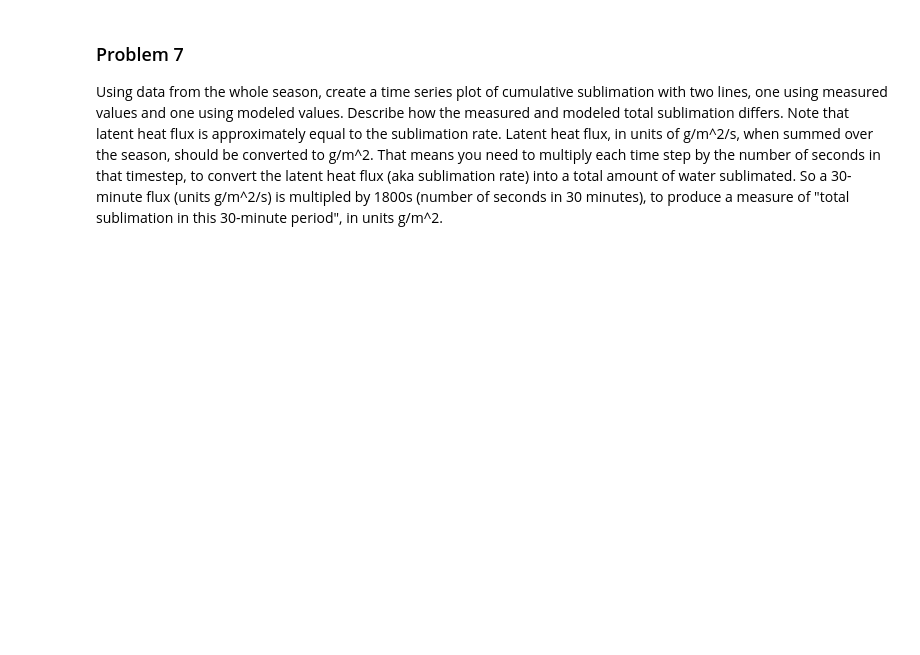
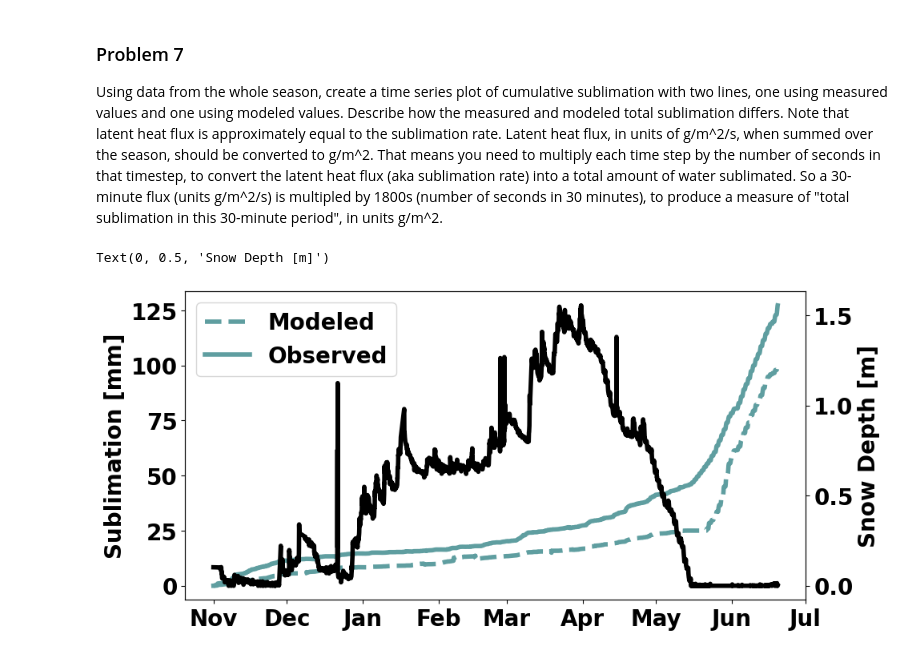
Before and after one commit to clinton-alden/snow_hydrology_WI25, a Jupyter notebook: module5/homework5.ipynb, the cells around one changed output. Saved outputs shown, nothing was run; the diff lists cells and outputs as text; code cells hidden in the pictures; blank space fills up the shorter version.

```diff
--- a/module5/homework5.ipynb
+++ b/module5/homework5.ipynb
@@ -158,3 +213,25 @@ Explain why you think the performance differs between the two time periods (nigh
 ### Problem 7
 
 Using data from the whole season, create a time series plot of cumulative sublimation with two lines, one using measured values and one using modeled values. Describe how the measured and modeled total sublimation differs. Note that latent heat flux is approximately equal to the sublimation rate. Latent heat flux, in units of g/m^2/s, when summed over the season, should be converted to g/m^2. That means you need to multiply each time step by the number of seconds in that timestep, to convert the latent heat flux (aka sublimation rate) into a total amount of water sublimated. So a 30-minute flux (units g/m^2/s) is multipled by 1800s (number of seconds in 30 minutes), to produce a measure of "total sublimation in this 30-minute period", in units g/m^2.
+# %%
+sublim_modeled = H_l_modeled.cumsum()*1800/1000 # convert to mm water
+sublim_observed = sos_dataset['w_h2o__3m_c'].cumsum()*1800/1000 # convert to mm water
+
+fig, ax = plt.subplots(figsize=(10, 5))
+ax.plot(sublim_modeled['time'], sublim_modeled, label='Modeled', color='cadetblue', ls='--', lw=4)
+ax.plot(sublim_observed['time'], sublim_observed, label='Observed', color='cadetblue', lw=4)
+
+# Set the x-axis major formatter to show only the month
+ax.xaxis.set_major_formatter(mdates.DateFormatter('%b'))
+
+# Optionally, you can set the major locator to show ticks for each month
+ax.xaxis.set_major_locator(mdates.MonthLocator())
+ax.set_ylabel('Sublimation [mm]')
+ax.legend()
+
+ax2 = ax.twinx()
+ax2.plot(sos_dataset['time'], sos_dataset['SnowDepth_c'], color='k', lw=4)
+ax2.set_ylabel('Snow Depth [m]')
+# %% [output]
+Text(0, 0.5, 'Snow Depth [m]')
+[figure, added]
```
Also changed, not shown: parts of 6 cells of this notebook.
